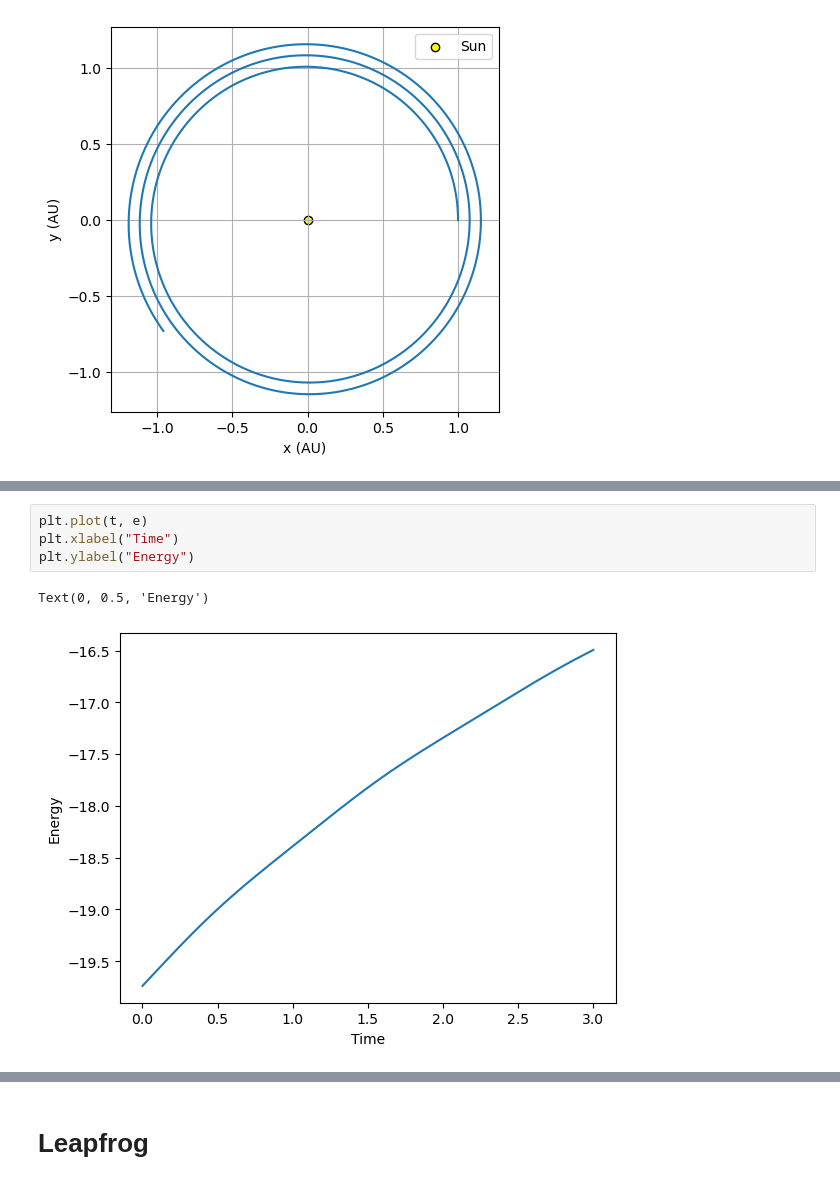
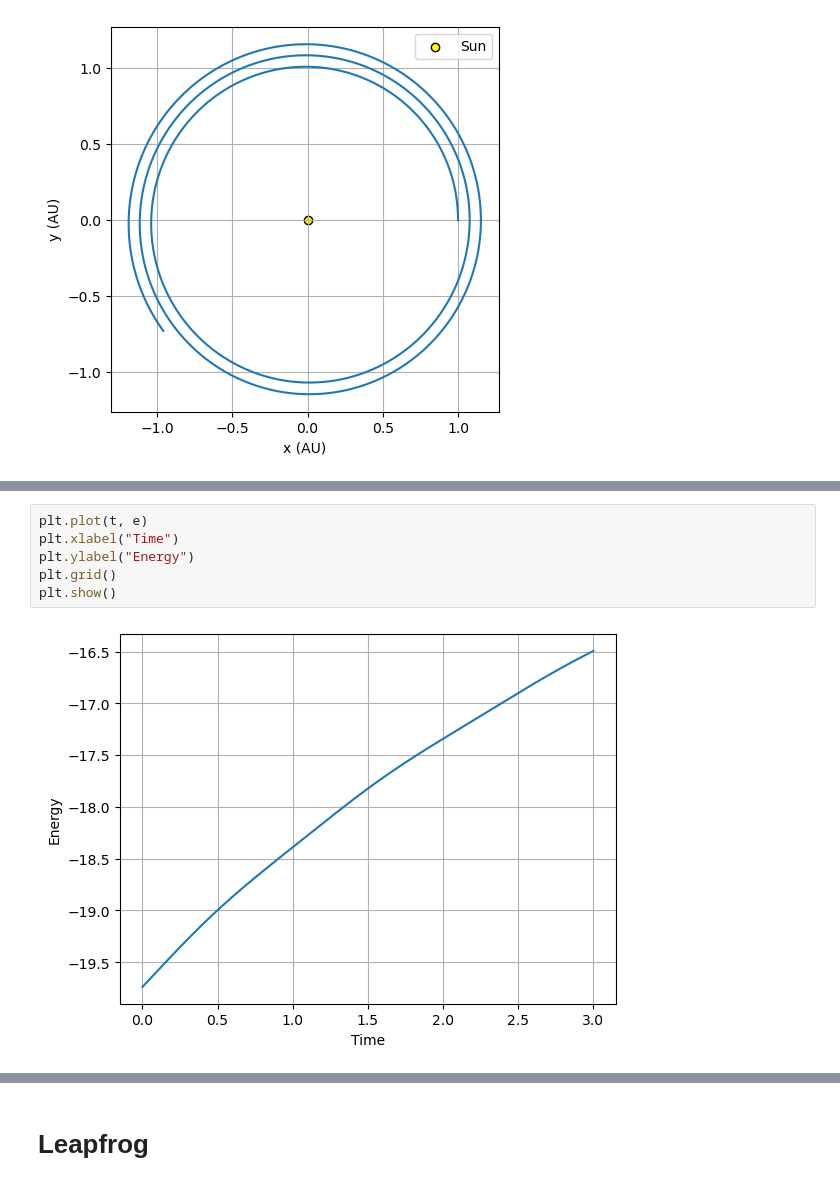
Before and after one commit to kparrine/Computational_Astro, a Jupyter notebook: C4/C4.ipynb, the cells around one changed output, grey strips where cells are left out. Drawn from its saved outputs; the diff is of its cells as text.

```diff
--- a/C4/C4.ipynb
+++ b/C4/C4.ipynb
@@ -93,7 +94,8 @@ Text(0, 0.5, 'Velocity')
 # %%
 plt.plot(t, e)
 plt.xlabel("Time")
 plt.ylabel("Energy")
+plt.grid()
+plt.show()
 # %% [output]
-Text(0, 0.5, 'Energy')
-[figure, old version]
+[figure, new version]
```
Also changed, not shown: parts of 10 cells of this notebook.
